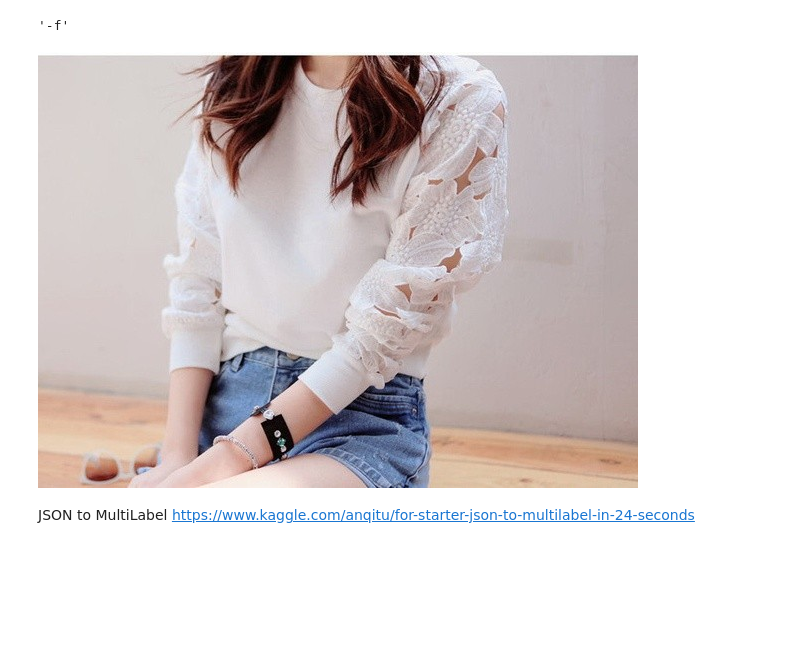
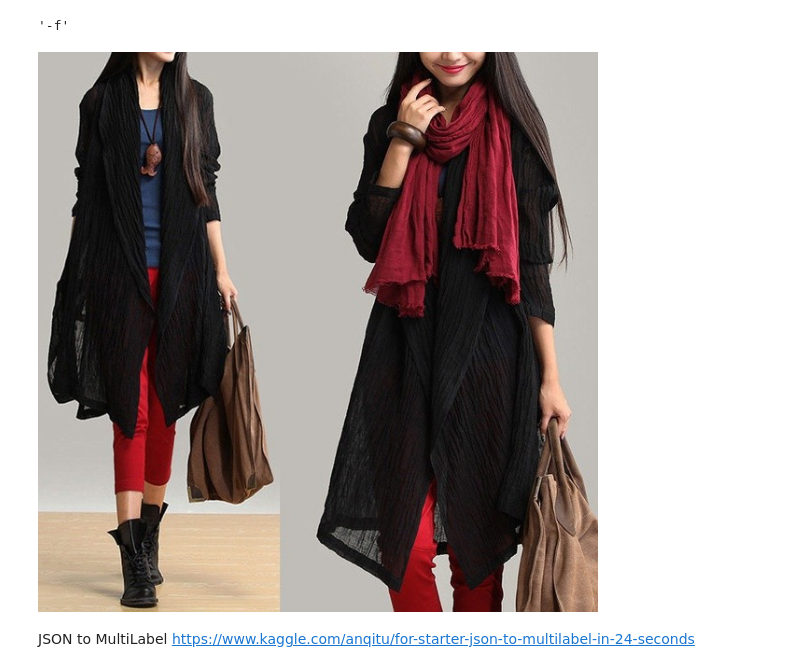
Before and after one commit to Muosvr/iMaterialistChallenge, a Jupyter notebook: iMaterialist-Challenge.ipynb, the cells around one changed output. Cells and saved outputs as stored; diff of their text form; code cells hidden in the pictures; blank space fills up the shorter version.

```diff
--- a/iMaterialist-Challenge.ipynb
+++ b/iMaterialist-Challenge.ipynb
@@ -82,11 +90,10 @@ dataset
 # %% [output]
 '-f'
 # %%
-img = Image.open(f'data/train/4002.jpg')
+img = Image.open(f'data/validation/23.jpg')
+img
+# %% [output]
+[figure, added]
-# %%
-img
-# %% [output]
-[figure, removed]
 # %% [markdown]
 JSON to MultiLabel
 https://www.kaggle.com/anqitu/for-starter-json-to-multilabel-in-24-seconds
```
Also changed, not shown: parts of 26 cells of this notebook.
